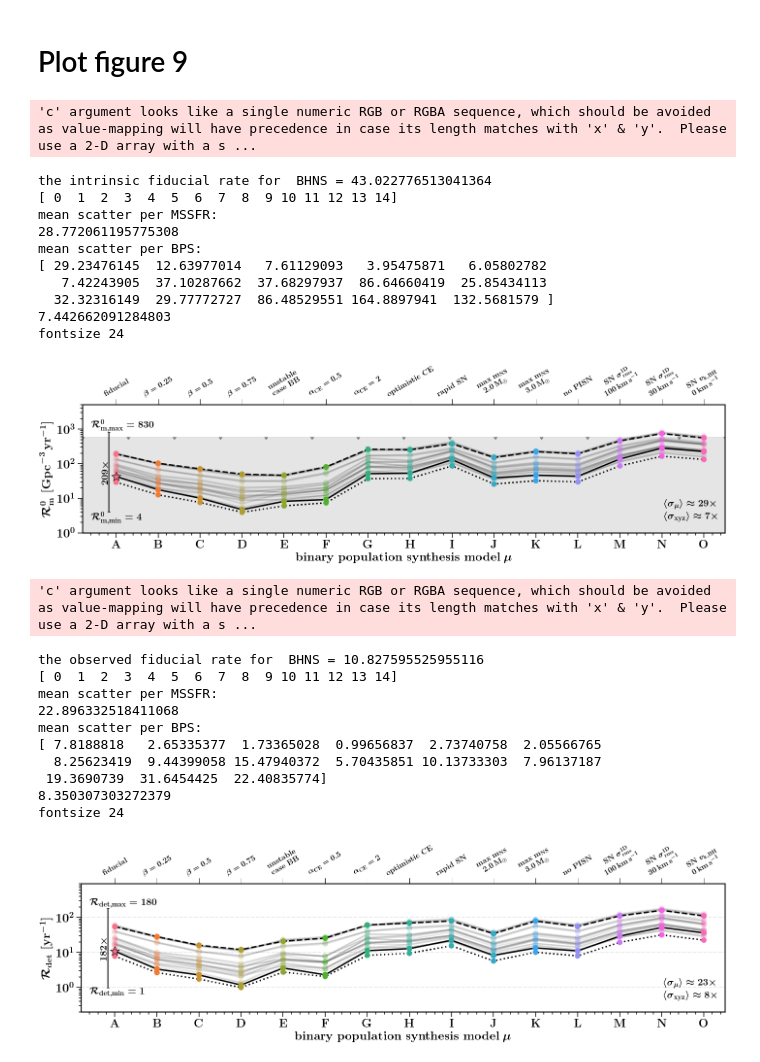
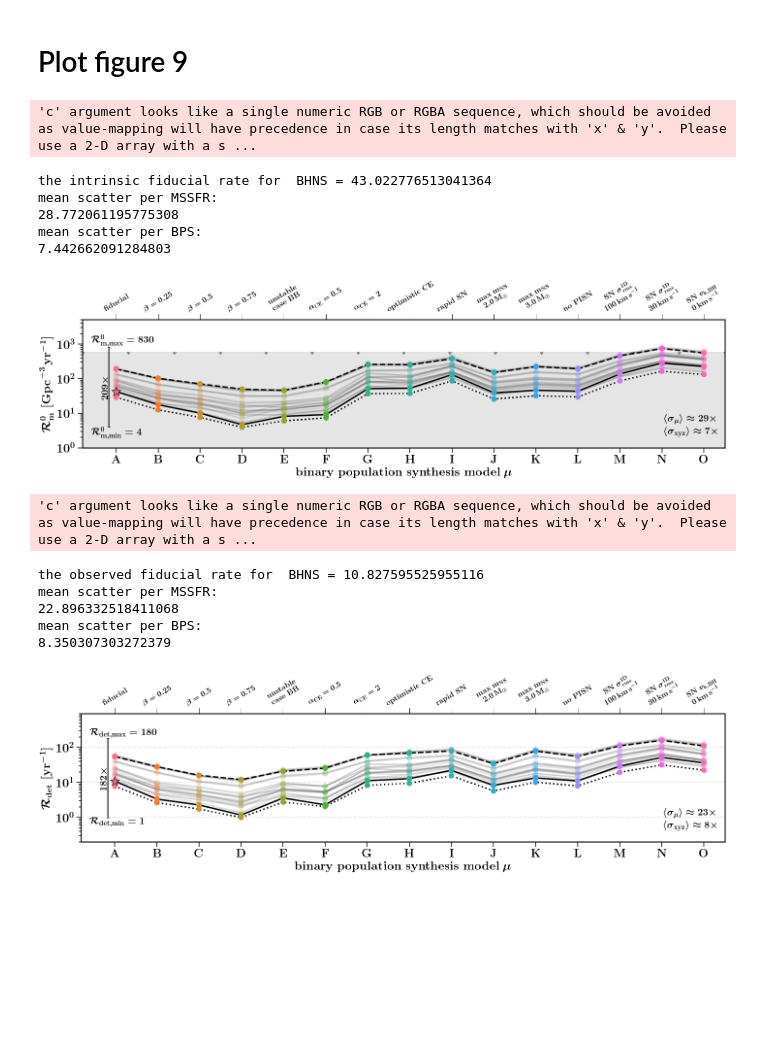
Before and after one commit to FloorBroekgaarden/BlackHole-NeutronStar, a Jupyter notebook: plottingCode/Fig_9/make_figure_9.ipynb, the cells around one changed output. Saved outputs shown, nothing was run; the diff lists cells and outputs as text; code cells hidden in the pictures; blank space fills up the shorter version.

```diff
--- a/plottingCode/Fig_9/make_figure_9.ipynb
+++ b/plottingCode/Fig_9/make_figure_9.ipynb
@@ -210,5 +199,5 @@ def calculateMaxVariations(whichRate='intrinsic', DCO_ind=0, BPSnameslist=BPSnam
 # %%
-def plotRatesMSSFRandModelsAnalysisBHNSColors(whichRate='intrinsic'):
+def plotRatesMSSFRandModelsAnalysisBHNSColors(whichRate='intrinsic', ylims=[0,1]):
     ncols=1
     nrows=1
     # 20, 12
@@ -299,18 +288,16 @@ def plotRatesMSSFRandModelsAnalysisBHNSColors(whichRate='intrinsic'):
 
 
             # calculate statistics:
-            minMaxPerMSSFR, percentilePerMSSFR, minMaxPerBPS, percentilePerBPS = calculateMaxVariations(whichRate=whichRate, DCO_ind=ind_t, BPSnameslist=BPSnameslist,whichGraph='general')
+            minMaxPerMSSFR, minMaxPerBPS = calculateMaxVariations(whichRate=whichRate, DCO_ind=ind_t, BPSnameslist=BPSnameslist,whichGraph='general')
 
             print('mean scatter per MSSFR:')
             print(np.mean((minMaxPerMSSFR[1] / minMaxPerMSSFR[0])))
             meanScatterDueToBPS = int(np.round(np.mean((minMaxPerMSSFR[1] / minMaxPerMSSFR[0])),0))
 
             print('mean scatter per BPS:')
-    #         print(minMaxPerBPS[1]/ minMaxPerBPS[0])
-            print(minMaxPerBPS[0])
             print(np.mean(minMaxPerBPS[1]/ minMaxPerBPS[0]))
             meanScatterDueToMSSFR = int(np.round(np.mean(minMaxPerBPS[1]/ minMaxPerBPS[0]),0))
-    #         x = nrDATAready
+
             textt_MSSFR = r'$\langle \sigma_{\rm{xyz}}\rangle \approx %s \times$'%meanScatterDueToMSSFR
             textt_BPS = r'$\langle \sigma_{\mu}\rangle \approx %s \times$'%meanScatterDueToBPS
             minn, maxx = np.min(minMaxPerBPS[0]), np.max(minMaxPerBPS[1])
@@ -362,17 +349,17 @@ def plotRatesMSSFRandModelsAnalysisBHNSColors(whichRate='intrinsic'):
             else:
                 for ll in [0.01, 0.1, 1, 10, 100, 1000, 1E4]:
                     axe.plot(xx, ll*np.ones_like(xx), c='lightgray', linestyle='dashdot', lw=1, zorder=0)
-                axe.set_ylim(ylims[ind_t][0], ylims[ind_t][1] )
+                axe.set_ylim(ylims[0], ylims[1] )
 
 
-    #         # make up axes
+            # make up axes
             if ind_t ==1:
                 xlabel = r'\textbf{binary population synthesis model} $\mu$'
             else:
                 xlabel=r'  $\_$ '
 
             axe.set_xlim(xmin, xmax)
-            axe == layoutAxes(axe, nameX=xlabel, nameY=ylabel)
+            axe == layoutAxes(axe, nameX=xlabel, nameY=ylabel, setMinor=False)
             axe.set_yscale('log')
 
 
@@ -382,13 +369,11 @@ def plotRatesMSSFRandModelsAnalysisBHNSColors(whichRate='intrinsic'):
             axe.set_xticks(range(nModels))
             axe.set_xticklabels(physicalnames,  fontsize=fs) #rotation=55,
 
-            axe.set_ylim(ylims[ind_t][0], ylims[ind_t][1] )
+            axe.set_ylim(ylims[0], ylims[1] )
 
 
 
 
-
-            ##### SECOND AXIS ######
             ##### SECOND AXIS ######
             physicalnames=[]
             for ind_m, bps_model in enumerate(BPSnameslist):
@@ -397,52 +382,40 @@ def plotRatesMSSFRandModelsAnalysisBHNSColors(whichRate='intrinsic'):
             ax2y.set_xlim(xmin, xmax)
 
             ax2y.set_xticks(range(nModels))
-            print('fontsize', fs)
             ax2y.set_xticklabels(physicalnames, fontsize=fs-8, rotation=30)#, orientation=30)
 
 
 
     plt.tight_layout()
     plt.subplots_adjust(wspace=0.34, hspace=0.16)#2)
-#     plt.savefig('./Rates_' +whichRate + '_BHNS_Colors.png', dpi=100, transparent=False,\
-#                bbox_extra_artists=(lgd,), bbox_inches='tight')
-    plt.savefig('./Rates_' +whichRate + '_BHNS_Colors.png', dpi=100, transparent=False)
-#                bbox_extra_artists=(lgd,), bbox_inches='tight')
+
+    plt.savefig('./Rates_' +whichRate + '_BHNS_Colors.png', dpi=600, transparent=False)
+    plt.savefig('./Rates_' +whichRate + '_BHNS_Colors.pdf', transparent=False)
     plt.show()
-
     plt.close()
 
     return
 # %% [markdown]
 # Plot figure 9
-# %%
-ylims =[[7,2000],[1,5000],[0.1,3000]]
-plotRatesMSSFRandModelsAnalysisBHNSColors(whichRate='intrinsic')
-
-ylims = [[30, 2E4], [0.2, 900], [0.0082, 70]]
-plotRatesMSSFRandModelsAnalysisBHNSColors(whichRate='observed')
-# %% [output]
-'c' argument looks like a single numeric RGB or RGBA sequence, which should be avoided as value-mapping will have precedence in case its length matches with 'x' & 'y'.  Please use a 2-D array with a s ...
-the intrinsic fiducial rate for  BHNS = 43.022776513041364
-[ 0  1  2  3  4  5  6  7  8  9 10 11 12 13 14]
-mean scatter per MSSFR:
-28.772061195775308
-mean scatter per BPS:
-[ 29.23476145  12.63977014   7.61129093   3.95475871   6.05802782
-   7.42243905  37.10287662  37.68297937  86.64660419  25.85434113
-  32.32316149  29.77772727  86.48529551 164.8897941  132.5681579 ]
-7.442662091284803
-fontsize 24
-[figure, removed]
-'c' argument looks like a single numeric RGB or RGBA sequence, which should be avoided as value-mapping will have precedence in case its length matches with 'x' & 'y'.  Please use a 2-D array with a s ...
-the observed fiducial rate for  BHNS = 10.827595525955116
-[ 0  1  2  3  4  5  6  7  8  9 10 11 12 13 14]
-mean scatter per MSSFR:
-22.896332518411068
-mean scatter per BPS:
-[ 7.8188818   2.65335377  1.73365028  0.99656837  2.73740758  2.05566765
-  8.25623419  9.44399058 15.47940372  5.70435851 10.13733303  7.96137187
- 19.3690739  31.6454425  22.40835774]
-8.350307303272379
-fontsize 24
-[figure, removed]
+# %%
+# ylims: min_y and max y values for the range of the y-axis that we want to show
+ylims =[1,5000]
+plotRatesMSSFRandModelsAnalysisBHNSColors(whichRate='intrinsic', ylims=ylims)
+
+ylims = [0.2, 900]
+plotRatesMSSFRandModelsAnalysisBHNSColors(whichRate='observed', ylims=ylims)
+# %% [output]
+'c' argument looks like a single numeric RGB or RGBA sequence, which should be avoided as value-mapping will have precedence in case its length matches with 'x' & 'y'.  Please use a 2-D array with a s ...
+the intrinsic fiducial rate for  BHNS = 43.022776513041364
+mean scatter per MSSFR:
+28.772061195775308
+mean scatter per BPS:
+7.442662091284803
+[figure, added]
+'c' argument looks like a single numeric RGB or RGBA sequence, which should be avoided as value-mapping will have precedence in case its length matches with 'x' & 'y'.  Please use a 2-D array with a s ...
+the observed fiducial rate for  BHNS = 10.827595525955116
+mean scatter per MSSFR:
+22.896332518411068
+mean scatter per BPS:
+8.350307303272379
+[figure, added]
```
Also changed, not shown: parts of 1 cell of this notebook, 5 other files.
